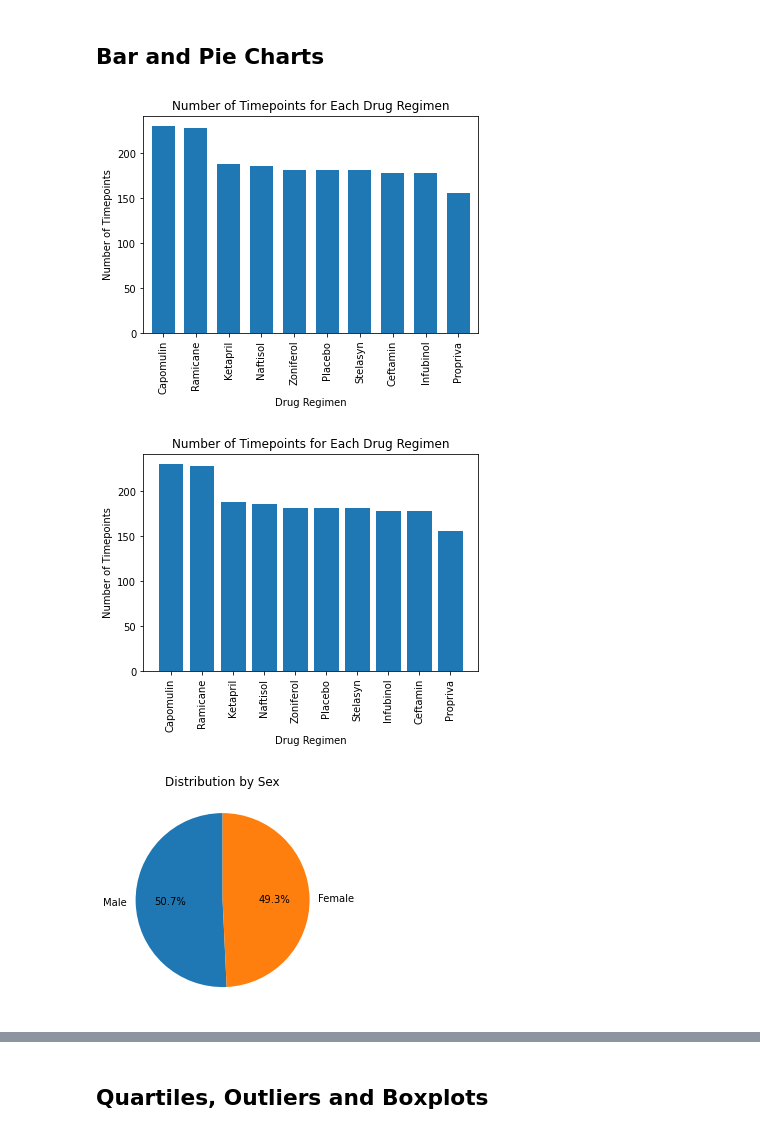
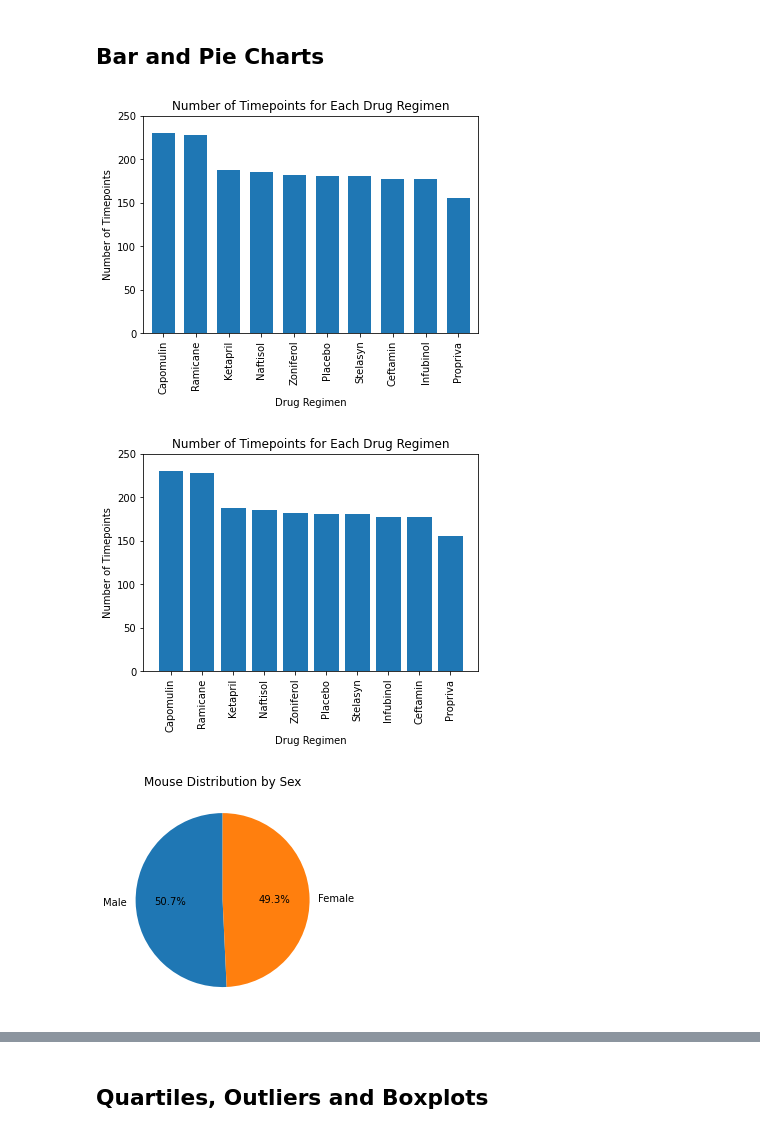
Before and after one commit to gabriellaburns/Matplotlib-Homework, a Jupyter notebook: pymaceuticals_starter.ipynb, the cells around one changed output, grey strips where cells are left out. Drawn from its saved outputs; the diff is of its cells as text; code cells hidden in the pictures.

```diff
--- a/pymaceuticals_starter.ipynb
+++ b/pymaceuticals_starter.ipynb
@@ -180,18 +180,22 @@ summary2
 # %%
 # Generate a bar plot showing the total number of timepoints for all mice tested for each drug regimen using Pandas.
 bar_plot = regimen_stats["Timepoint"].count().sort_values(ascending=False).plot.bar(width = 0.7, zorder = 3, title='Number of Timepoints for Each Drug Regimen')
 #set the x labls
 bar_plot.set_xlabel("Drug Regimen")
 bar_plot.set_ylabel("Number of Timepoints")
+#the bar was higher than the ylim, so I changed the ylim
+bar_plot.set_ylim([0,250])
 #show her off!
 plt.show()
 # %% [output]
-[figure, old version]
+[figure, new version]
 # %%
 # Generate a bar plot showing the total number of timepoints for all mice tested for each drug regimen using pyplot.
 
 timepoints_cnt = clean_df['Drug Regimen'].value_counts()
 plt.bar(timepoints_cnt.index, timepoints_cnt.values)
+#the bar was higher than the ylim, so I changed the ylim
+plt.ylim([0,250])
 plt.ylabel('Number of Timepoints')
 plt.xlabel('Drug Regimen')
 plt.xticks(rotation='vertical')
@@ -199,15 +203,15 @@ plt.title('Number of Timepoints for Each Drug Regimen')
 #timepoints_cnt.plot(kind="bar")
 plt.show()
 # %% [output]
-[figure, old version]
+[figure, new version]
 # %%
 # Generate a pie plot showing the distribution of female versus male mice using Pandas
 gender = clean_df["Sex"].value_counts()
-pie_plot = gender.plot.pie(autopct="%1.1f%%", startangle=90, title='Distribution by Sex')
+pie_plot = gender.plot.pie(autopct="%1.1f%%", startangle=90, title='Mouse Distribution by Sex')
 pie_plot.set_ylabel('')
 plt.show()
 # %% [output]
-[figure, old version]
+[figure, new version]
 # %%
 # Generate a pie plot showing the distribution of female versus male mice using pyplot
 
```
Also changed, not shown: parts of 6 cells of this notebook, 1 other file.
